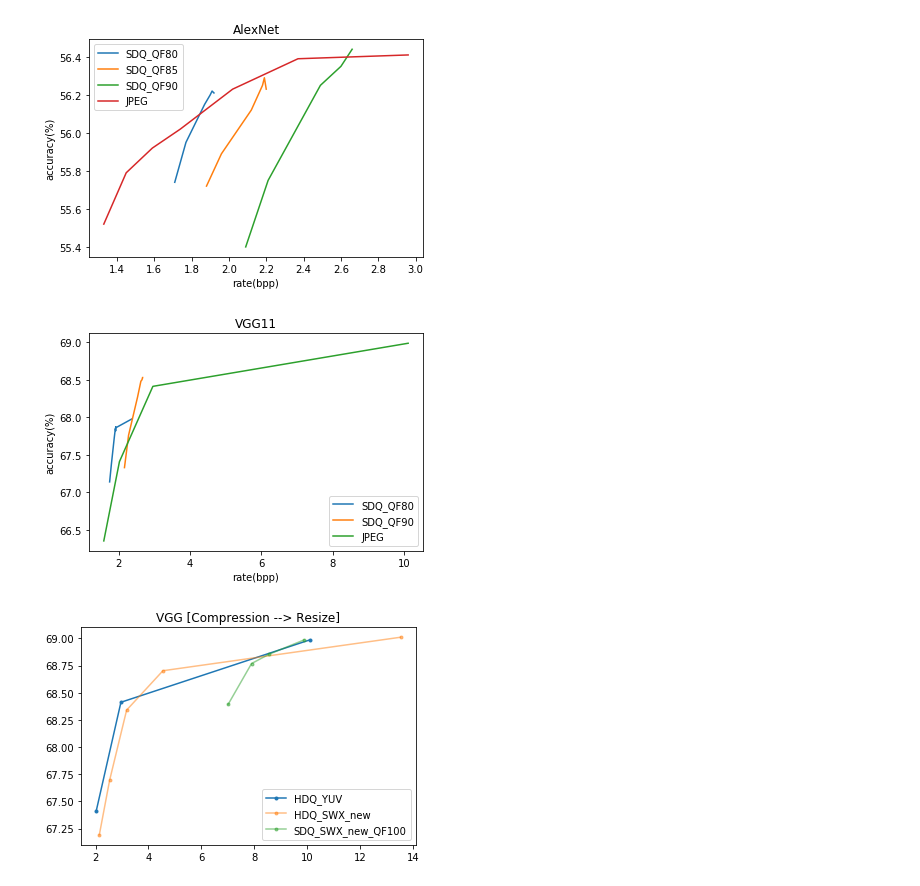
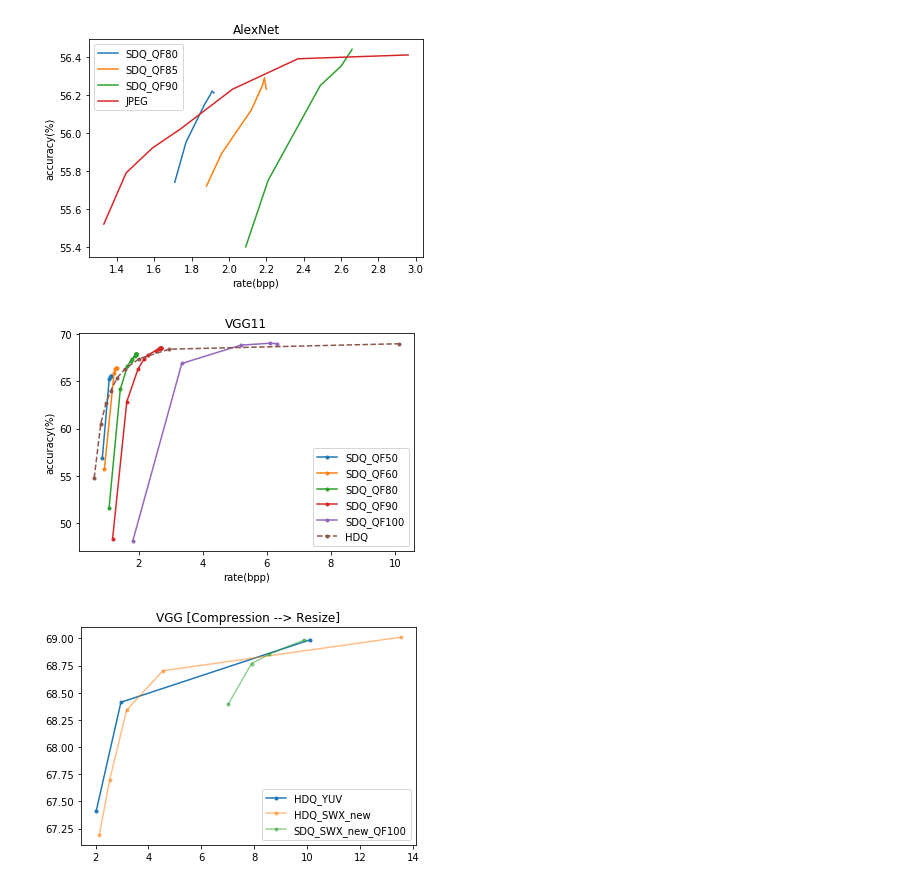
Before and after one commit to deponce/DNN_SDQ, a Jupyter notebook: plotting/SWX.ipynb, the cells around one changed output. Saved outputs shown, nothing was run; the diff lists cells and outputs as text; code cells hidden in the pictures.

```diff
--- a/plotting/SWX.ipynb
+++ b/plotting/SWX.ipynb
@@ -238,33 +240,6 @@ plt.legend()
 plt.savefig("Alexnet_newRange.png",dpi=600)
 # %% [output]
 [figure]
-# %%
-vgg_qf80_acc=[67.14,67.38,67.73,67.85,67.82,67.87,67.86,67.98]
-vgg_qf80_bpp=[1.75,1.80,1.88,1.91,1.92,1.92,1.92,2.38]
-
-vgg_qf90_acc=[67.33,67.76,68.27,68.48,68.50,68.53,68.53]
-vgg_qf90_bpp=[2.16509928,2.279440895,2.531676747,2.62438051,2.655996182,2.671729836,2.671933753]
-
-
-# vgg_jpeg_acc = [33.282, 54.762, 60.49, 62.736, 64.004, 65.352, 66.354, 67.41, 68.412, 68.986]
-# vgg_jpeg_bpp = [0.3822962079, 0.6160215632, 0.821426690715998, 0.987924535, 1.131426451, 1.327681325, 1.586540155, 2.024759671, 2.96028335, 10.10468878]
-
-vgg_jpeg_acc = [ 66.354, 67.41, 68.412, 68.986]
-vgg_jpeg_bpp = [ 1.586540155, 2.024759671, 2.96028335, 10.10468878]
-
-
-plt.plot(vgg_qf80_bpp,vgg_qf80_acc,label="SDQ_QF80")
-plt.plot(vgg_qf90_bpp,vgg_qf90_acc,label="SDQ_QF90")
-plt.plot(vgg_jpeg_bpp,vgg_jpeg_acc,label="JPEG")
-
-plt.title("VGG11")
-plt.xlabel("rate(bpp)")
-plt.ylabel("accuracy(%)")
-plt.legend()
-# plt.show()
-plt.savefig("VGG11.png",dpi=600)
-# %% [output]
-[figure, removed]
 # %%
 def maxRate(acc, bpp, th):
     new_acc = []
@@ -277,3 +261,56 @@ def maxRate(acc, bpp, th):
+# %%
+min_rate = 0.5
+
+vgg_qf50_acc = [56.93, 65.26, 65.50, 65.59, 65.55, 65.62]
+vgg_qf50_bpp = [0.8717956941, 1.08562427, 1.113521173, 1.130422168, 1.133574012, 1.135881871]
+
+vgg_qf60_acc = [55.73, 65.84, 66.324, 66.438, 66.402, 66.38]
+vgg_qf60_bpp = [0.9356502687, 1.233955427, 1.277982205, 1.304607234, 1.309606448, 1.313290951]
+
+vgg_qf80_acc=[51.586, 64.14, 66.59, 67.14 ,67.38 ,67.73 ,67.85 ,67.82 ,67.87 ,67.87 , 67.88, 67.87, 67.86, 67.89 ]
+vgg_qf80_bpp=[1.08  , 1.43 , 1.65 , 1.75  ,1.80  ,1.88  ,1.91  ,1.92  ,1.92  ,1.92  , 1.92656210598051 , 1.92878 , 1.93, 1.931]
+
+vgg_qf90_acc=[48.31, 62.86, 66.32, 67.33, 67.76, 68.27, 68.48, 68.50, 68.53, 68.53, 68.50, 68.51, 68.54, 68.54]
+vgg_qf90_bpp=[1.189732928, 1.633789459, 1.984493891, 2.16509928,2.279440895,2.531676747,2.62438051,2.655996182,2.671729836,2.671933753, 2.687405263, 2.695223752, 2.699888647, 2.70300334 ]
+
+
+vgg_qf100_acc = [48.10, 66.90, 68.84, 69.04, 68.99]
+vgg_qf100_bpp = [1.820553424, 3.348418722, 5.187747278, 6.085728048, 6.319634313]
+
+vgg_jpeg_acc = [33.282, 54.762, 60.49, 62.736, 64.004, 65.352, 66.354, 67.41, 68.412, 68.986]
+vgg_jpeg_bpp = [0.3822962079, 0.6160215632, 0.821426690715998, 0.987924535, 1.131426451, 1.327681325, 1.586540155, 2.024759671, 2.96028335, 10.10468878]
+
+
+
+vgg_qf50_acc, vgg_qf50_bpp = maxRate(vgg_qf50_acc, vgg_qf50_bpp, min_rate)
+vgg_qf60_acc, vgg_qf60_bpp = maxRate(vgg_qf60_acc, vgg_qf60_bpp, min_rate)
+vgg_qf80_acc, vgg_qf80_bpp = maxRate(vgg_qf80_acc, vgg_qf80_bpp, min_rate)
+vgg_qf90_acc, vgg_qf90_bpp = maxRate(vgg_qf90_acc, vgg_qf90_bpp, min_rate)
+vgg_jpeg_acc, vgg_jpeg_bpp = maxRate(vgg_jpeg_acc, vgg_jpeg_bpp, min_rate)
+
+
+# vgg_qf80_bpp = [(24 / x) for x in vgg_qf80_bpp]
+# vgg_qf90_bpp = [(24 / x) for x in vgg_qf90_bpp]
+# vgg_jpeg_bpp = [(24 / x) for x in vgg_jpeg_bpp]
+
+# vgg_jpeg_acc = [ 66.354, 67.41, 68.412, 68.986]
+# vgg_jpeg_bpp = [ 1.586540155, 2.024759671, 2.96028335, 10.10468878]
+
+plt.plot(vgg_qf50_bpp,vgg_qf50_acc,label="SDQ_QF50", marker=".")
+plt.plot(vgg_qf60_bpp,vgg_qf60_acc,label="SDQ_QF60", marker=".")
+plt.plot(vgg_qf80_bpp,vgg_qf80_acc,label="SDQ_QF80", marker=".")
+plt.plot(vgg_qf90_bpp,vgg_qf90_acc,label="SDQ_QF90", marker=".")
+plt.plot(vgg_qf100_bpp,vgg_qf100_acc,label="SDQ_QF100", marker=".")
+plt.plot(vgg_jpeg_bpp,vgg_jpeg_acc,label="HDQ", marker=".", linestyle= '--')
+
+plt.title("VGG11")
+plt.xlabel("rate(bpp)")
+plt.ylabel("accuracy(%)")
+plt.legend()
+# plt.show()
+plt.savefig("VGG11.png",dpi=600)
+# %% [output]
+[figure, added]
 # %%
 min_rate = 2
 HDQ_VGG11Acc_YUV = [33.282, 54.762, 60.49, 62.736, 64.004, 65.352, 66.354, 67.41, 68.412, 68.986]
```
Also changed, not shown: parts of 3 cells of this notebook, 50 other files.
